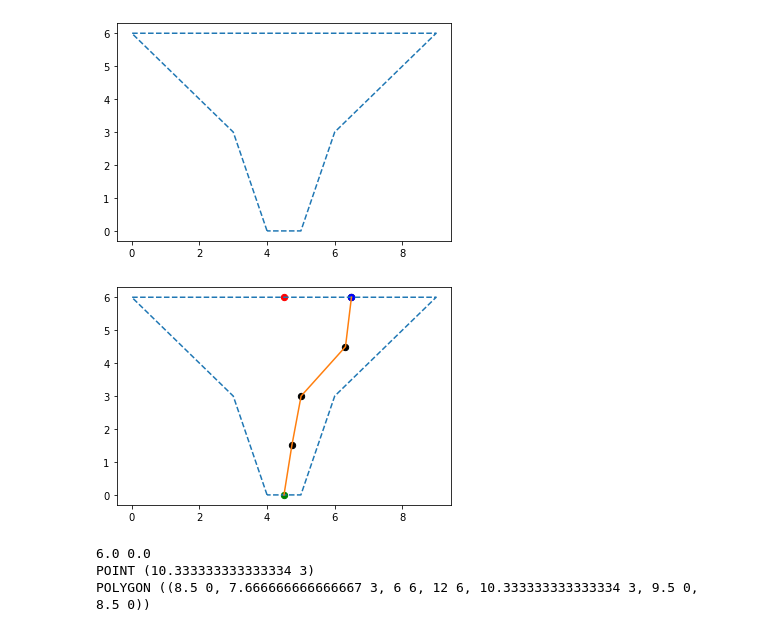
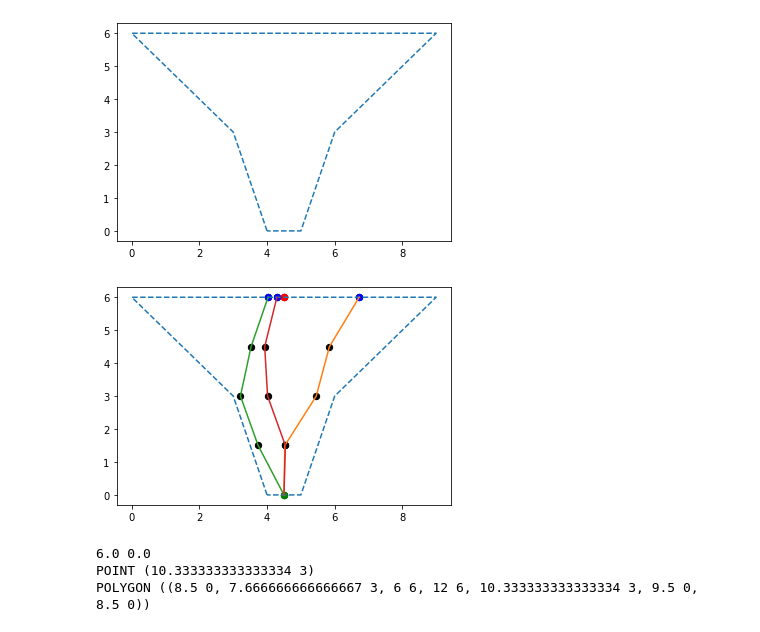
Before and after one commit to adhocmaster/carla-jaywalker-experiments, a Jupyter notebook: notebooks/Crosswalk-area/crosswalk-area.ipynb, the cells around one changed output. Cells and saved outputs as stored; diff of their text form; code cells hidden in the pictures.

Commit message:
Glossary image

```diff
--- a/notebooks/Crosswalk-area/crosswalk-area.ipynb
+++ b/notebooks/Crosswalk-area/crosswalk-area.ipynb
@@ -40,36 +40,39 @@ plt.plot(x,y, '--')
 # %%
 # Visualize all geometries
 area = CrosswalkGeom.areaPolygon
 x,y = area.exterior.xy
 plt.plot(x,y, '--')
 
+for i in range(3):
 
-# Visualize intermediate points
-sourcePoint = CrosswalkGeom.source
-idealDest = CrosswalkGeom.idealDestination
+    CrosswalkGeom = CrosswalkGeometry(start, end, crosswalk, goalLine)
+    # Visualize intermediate points
+    sourcePoint = CrosswalkGeom.source
+    idealDest = CrosswalkGeom.idealDestination
 
-plt.scatter(idealDest.x, idealDest.y, s=40, color='red')
+    plt.scatter(idealDest.x, idealDest.y, s=40, color='red')
 
-interPoints = CrosswalkGeom.intermediatePoints
+    interPoints = CrosswalkGeom.intermediatePoints
 
-line_x = []
-line_y = []
-plt.scatter(sourcePoint.x, sourcePoint.y, s=40, color='green')
-line_x.append(sourcePoint.x)
-line_y.append(sourcePoint.y)
-for j in range(len(interPoints)):
-    line_x.append(interPoints[j].x)
-    line_y.append(interPoints[j].y)
-    #print(new_points[i])
-    plt.scatter(interPoints[j].x, interPoints[j].y, s=40, color='black')
+    line_x = []
+    line_y = []
+    plt.scatter(sourcePoint.x, sourcePoint.y, s=40, color='green')
+    line_x.append(sourcePoint.x)
+    line_y.append(sourcePoint.y)
+    for j in range(len(interPoints)):
+        line_x.append(interPoints[j].x)
+        line_y.append(interPoints[j].y)
+        #print(new_points[i])
+        plt.scatter(interPoints[j].x, interPoints[j].y, s=40, color='black')
 
-    if j == len(interPoints) - 1:
-        plt.scatter(interPoints[j].x, interPoints[j].y, s=40, color='blue')
+        if j == len(interPoints) - 1:
+            plt.scatter(interPoints[j].x, interPoints[j].y, s=40, color='blue')
 
-plt.plot(line_x, line_y)
+
+    plt.plot(line_x, line_y)
 plt.savefig('C:\\Users\\ryanc\\Documents\\GitHub\\CM194\\carla-jaywalker-experiments\\notebooks\\crosswalk-area\\glossary.png')
 # %% [output]
-[figure, old version]
+[figure, new version]
 # %%
 '''Functions that might be useful'''
 
```
Also changed, not shown: 1 other file.
